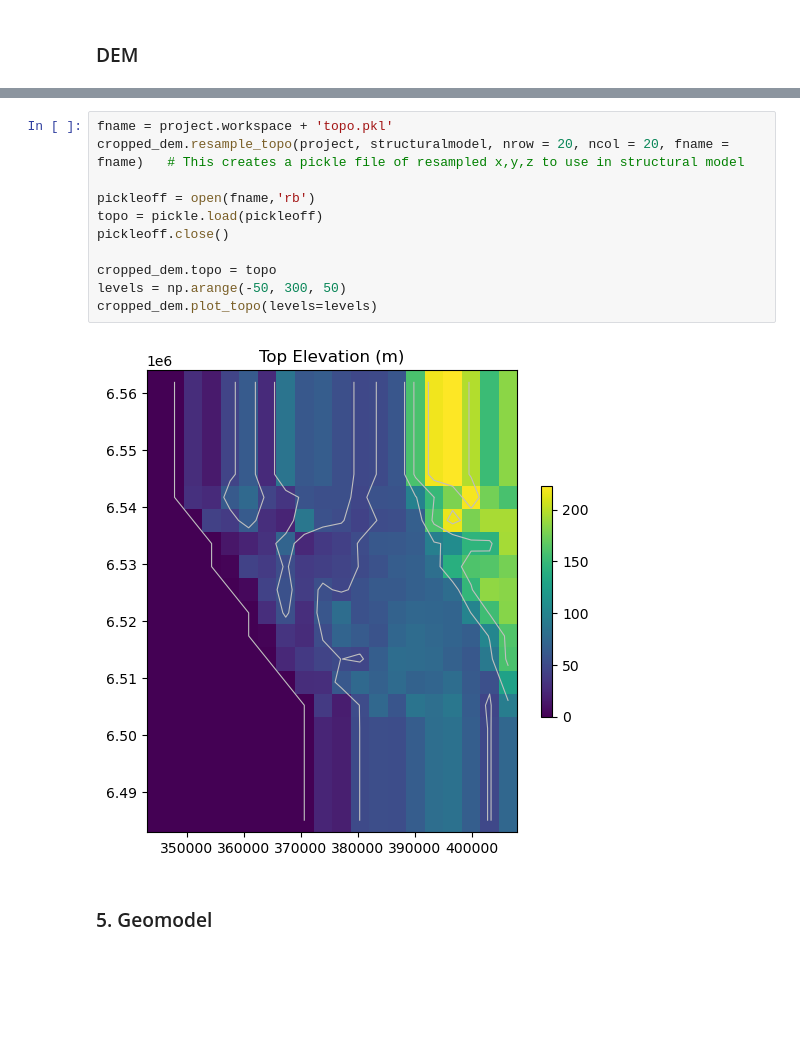
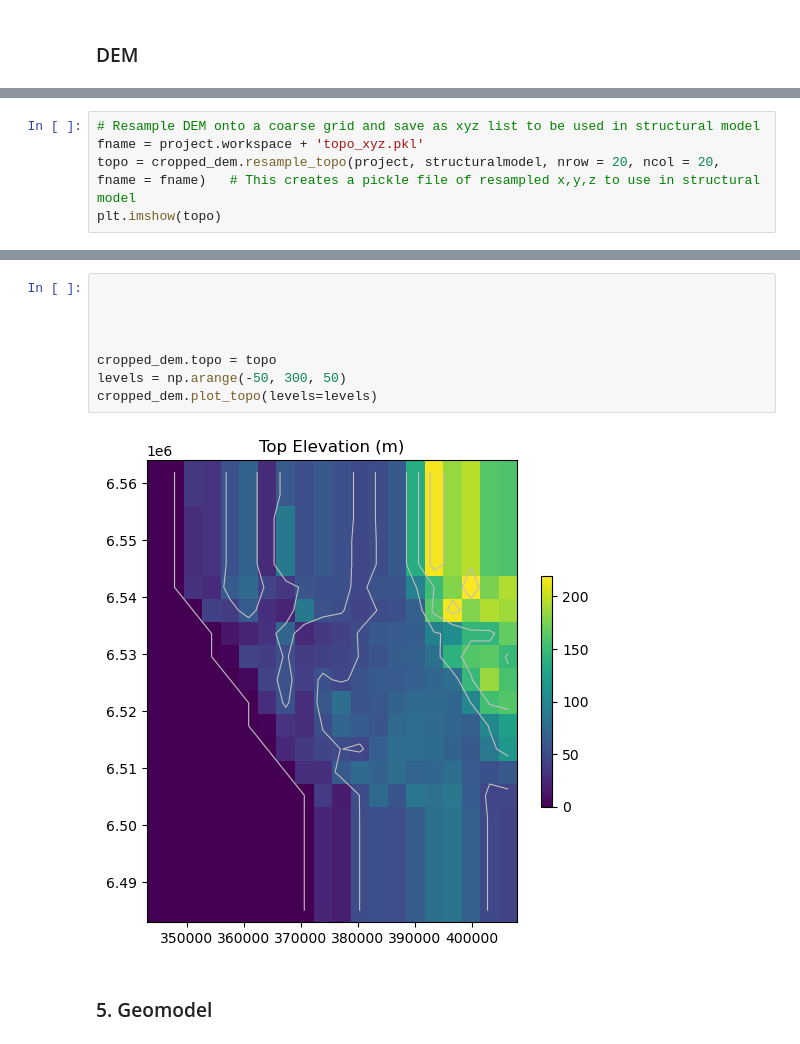
Before and after one commit to malvina-chmielarski/Otorowiri, a Jupyter notebook: scripts/main_script.ipynb, the cells around one changed output, grey strips where cells are left out. Saved outputs shown, nothing was run; the diff lists cells and outputs as text; blank space fills up the shorter version.

```diff
--- a/scripts/main_script.ipynb
+++ b/scripts/main_script.ipynb
@@ -303,0 +296,5 @@ cropped_dem.plot_geotiff()
+# %%
+# Resample DEM onto a coarse grid and save as xyz list to be used in structural model
+fname = project.workspace + 'topo_xyz.pkl'
+topo = cropped_dem.resample_topo(project, structuralmodel, nrow = 20, ncol = 20, fname = fname)   # This creates a pickle file of resampled x,y,z to use in structural model
+plt.imshow(topo)
@@ -304,16 +329,13 @@ cropped_dem.plot_geotiff()
 # %%
-fname = project.workspace + 'topo.pkl'
-cropped_dem.resample_topo(project, structuralmodel, nrow = 20, ncol = 20, fname = fname)   # This creates a pickle file of resampled x,y,z to use in structural model
 
-pickleoff = open(fname,'rb')
-topo = pickle.load(pickleoff)
-pickleoff.close()
+
+
 
 cropped_dem.topo = topo
 levels = np.arange(-50, 300, 50)
 cropped_dem.plot_topo(levels=levels)
 # %% [output]
-[figure, old version]
+[figure, new version]
 # %% [markdown]
 ### 5. Geomodel
 # %%
```
Also changed, not shown: parts of 20 cells of this notebook, 1 other file.
